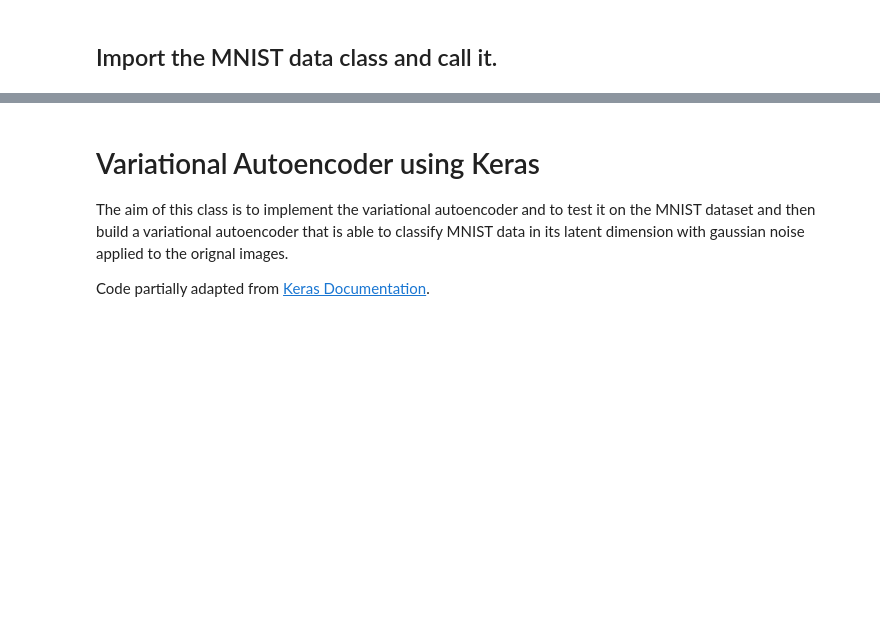
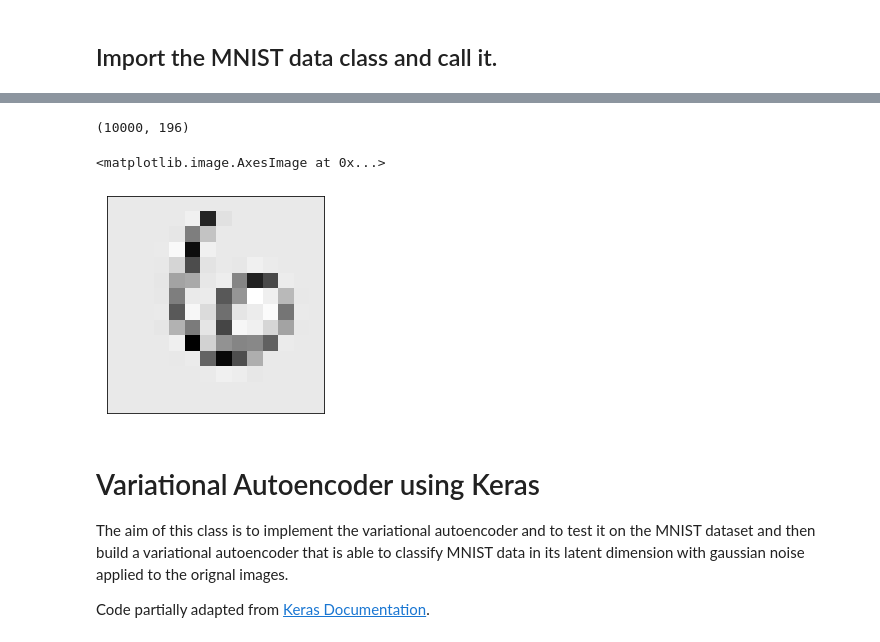
Before and after one commit to LorenzoValente3/Autoencoder-for-FPGA, a Jupyter notebook: VAE.ipynb, the cells around one changed output, grey strips where cells are left out. Cells and saved outputs as stored; diff of their text form; code cells hidden in the pictures; blank space fills up the shorter version.

```diff
--- a/VAE.ipynb
+++ b/VAE.ipynb
@@ -24,3 +36,15 @@ data = mnist.MNISTData()
+# %%
+data_zoom = mnist.MNISTData(zoom_factor=1/2)
+test = data_zoom.x_test
+print(test.shape)
+ax = plt.subplot()
+ax.get_xaxis().set_visible(False)
+ax.get_yaxis().set_visible(False)
+plt.imshow(test[100].reshape(14,14), cmap='gray_r')
+# %% [output]
+(10000, 196)
+<matplotlib.image.AxesImage at 0x...>
+[figure, added]
 # %% [markdown]
 # Variational Autoencoder using Keras
 The aim of this class is to implement the variational autoencoder and to test it on the MNIST dataset and then build a variational autoencoder that is able to classify MNIST data in its latent dimension with gaussian noise applied to the orignal images.
```
Also changed, not shown: parts of 6 cells of this notebook, 2 other files.
